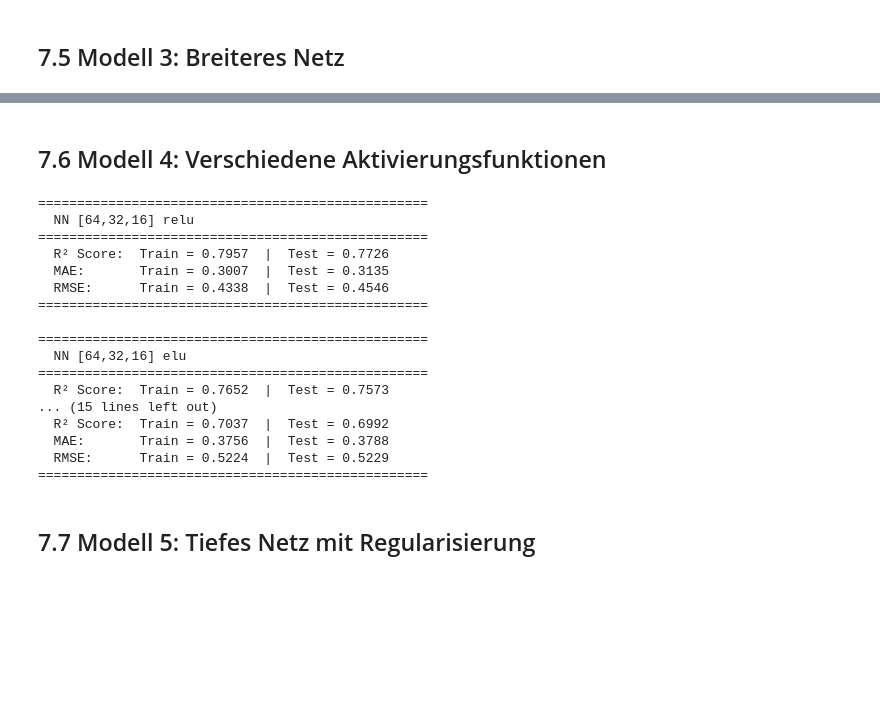
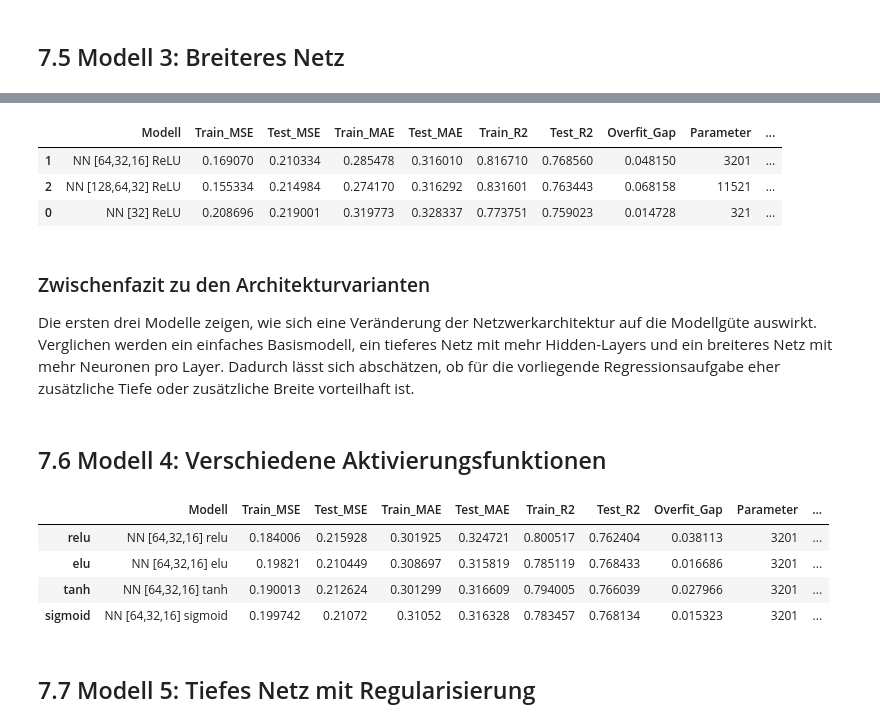
Before and after one commit to FlorianAdamczyk/ki-308, a Jupyter notebook: notebooks/05_Neural_Network_Kolja.ipynb, the cells around one changed output, grey strips where cells are left out. Cells and saved outputs as stored; diff of their text form; code cells hidden in the pictures; blank space fills up the shorter version.

Commit message:
Neuronales Netz verbessert

```diff
--- a/notebooks/05_Neural_Network_Kolja.ipynb
+++ b/notebooks/05_Neural_Network_Kolja.ipynb
@@ -759,30 +907,53 @@ Model: "sequential_20"
+# %%
+comparison_735_df = pd.DataFrame([result_1, result_2, result_3])
+comparison_735_df = comparison_735_df.sort_values(by="Test_MSE")
+comparison_735_df
+# %% [output]
+|  | Modell | Train_MSE | Test_MSE | Train_MAE | Test_MAE | Train_R2 | Test_R2 | Overfit_Gap | Parameter | ... |
+| 1 | NN [64,32,16] ReLU | 0.169070 | 0.210334 | 0.285478 | 0.316010 | 0.816710 | 0.768560 | 0.048150 | 3201 | ... |
+| 2 | NN [128,64,32] ReLU | 0.155334 | 0.214984 | 0.274170 | 0.316292 | 0.831601 | 0.763443 | 0.068158 | 11521 | ... |
+| 0 | NN [32] ReLU | 0.208696 | 0.219001 | 0.319773 | 0.328337 | 0.773751 | 0.759023 | 0.014728 | 321 | ... |
+# %% [markdown]
+### Zwischenfazit zu den Architekturvarianten
+
+Die ersten drei Modelle zeigen, wie sich eine Veränderung der Netzwerkarchitektur
+auf die Modellgüte auswirkt. Verglichen werden ein einfaches Basismodell, ein
+tieferes Netz mit mehr Hidden-Layers und ein breiteres Netz mit mehr Neuronen pro
+Layer. Dadurch lässt sich abschätzen, ob für die vorliegende Regressionsaufgabe
+eher zusätzliche Tiefe oder zusätzliche Breite vorteilhaft ist.
 # %% [markdown]
 ## 7.6 Modell 4: Verschiedene Aktivierungsfunktionen
 # %%
 results_activation = {}
 
 for act in ['relu', 'elu', 'tanh', 'sigmoid']:
-    model = build_model([64, 32, 16], activation=act, learning_rate=0.001)
-    history, result = train_and_evaluate(model, f"NN [64,32,16] {act}", epochs=200)
+
+    model = build_model_baseline(
+        [64, 32, 16],
+        activation=act,
+        learning_rate=0.001
+    )
+
+    history, result = train_and_evaluate_baseline(
+        model,
+        f"NN [64,32,16] {act}",
+        X_train,
+        y_train,
+        X_test,
+        y_test,
+        epochs=200
+    )
+
     results_activation[act] = result
-# %% [output]
-==================================================
-  NN [64,32,16] relu
-==================================================
-  R² Score:  Train = 0.7957  |  Test = 0.7726
-  MAE:       Train = 0.3007  |  Test = 0.3135
-  RMSE:      Train = 0.4338  |  Test = 0.4546
-==================================================
-
-==================================================
-  NN [64,32,16] elu
-==================================================
-  R² Score:  Train = 0.7652  |  Test = 0.7573
-... (15 lines left out)
-  R² Score:  Train = 0.7037  |  Test = 0.6992
-  MAE:       Train = 0.3756  |  Test = 0.3788
-  RMSE:      Train = 0.5224  |  Test = 0.5229
-==================================================
+# %%
+activation_results_df = pd.DataFrame(results_activation).T
+activation_results_df
+# %% [output]
+|  | Modell | Train_MSE | Test_MSE | Train_MAE | Test_MAE | Train_R2 | Test_R2 | Overfit_Gap | Parameter | ... |
+| relu | NN [64,32,16] relu | 0.184006 | 0.215928 | 0.301925 | 0.324721 | 0.800517 | 0.762404 | 0.038113 | 3201 | ... |
+| elu | NN [64,32,16] elu | 0.19821 | 0.210449 | 0.308697 | 0.315819 | 0.785119 | 0.768433 | 0.016686 | 3201 | ... |
+| tanh | NN [64,32,16] tanh | 0.190013 | 0.212624 | 0.301299 | 0.316609 | 0.794005 | 0.766039 | 0.027966 | 3201 | ... |
+| sigmoid | NN [64,32,16] sigmoid | 0.199742 | 0.21072 | 0.31052 | 0.316328 | 0.783457 | 0.768134 | 0.015323 | 3201 | ... |
 # %% [markdown]
 ## 7.7 Modell 5: Tiefes Netz mit Regularisierung
 # %%
```
Also changed, not shown: parts of 21 cells of this notebook, 2 other files.
